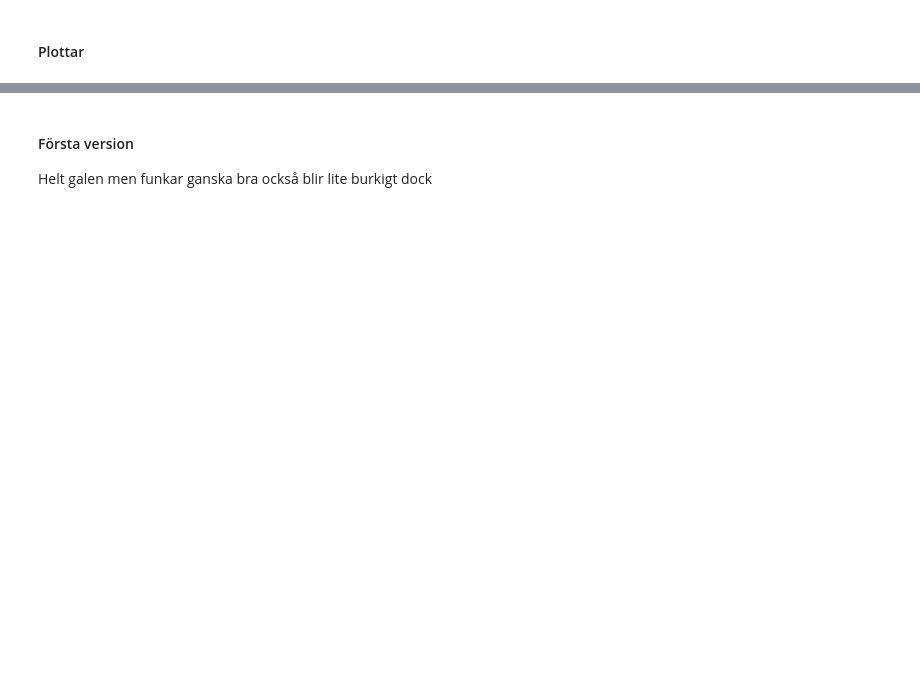
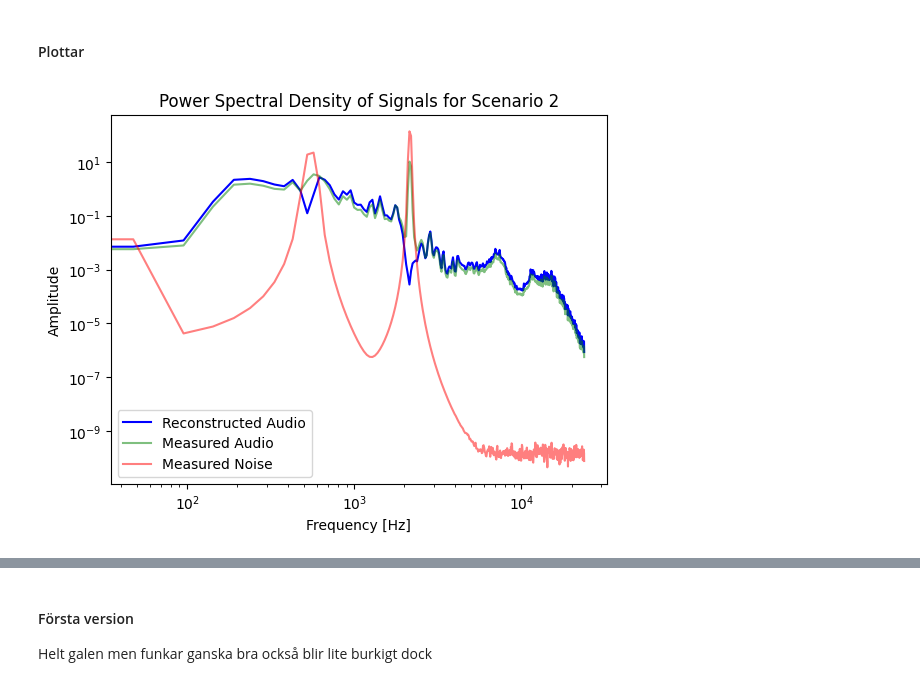
Before and after one commit to samuel-bergstrom/Signalbehandling-Assignments, a Jupyter notebook: Assignment4/tst.ipynb, the cells around one changed output, grey strips where cells are left out. Saved outputs shown, nothing was run; the diff lists cells and outputs as text; code cells hidden in the pictures; blank space fills up the shorter version.

```diff
--- a/Assignment4/tst.ipynb
+++ b/Assignment4/tst.ipynb
@@ -78,6 +85,19 @@ elif audio_library == 'lib_torch':
   torchaudio.save(recfile, recxtt, Fs)
 # %% [markdown]
 #### Plottar
+# %%
+nseg = 1000
+plt.title(f'Power Spectral Density of Signals for Scenario {mynoiseScenario}')
+plt.loglog(welch(recx, axis=0, fs=1/ds, nperseg=nseg)[0], welch(recx, axis=0, nperseg=nseg)[1].flatten(), color = 'blue', label = 'Reconstructed Audio')
+plt.loglog(welch(xw, fs=1/ds, nperseg=nseg)[0], welch(xw, nperseg=nseg)[1], color = 'green', label = 'Measured Audio', alpha=0.5)
+plt.loglog(welch(w, fs=1/ds,nperseg=nseg)[0], welch(w,nperseg=nseg)[1], color = 'red', label = 'Measured Noise', alpha=0.5)
+plt.xlabel('Frequency [Hz]')
+plt.ylabel('Amplitude')
+plt.legend()
+plt.savefig(f"welch_{p}_{beta}_{epsilon}_{mynoiseScenario}.pdf")
+plt.show()
+# %% [output]
+[figure, added]
 # %%
 plt.title(f'FFT of Signals for Scenario {mynoiseScenario}')
 plt.semilogy(np.abs(fft(recx, axis=0)) , color = 'blue', label = 'recx')
```
Also changed, not shown: parts of 5 cells of this notebook, 16 other files.
